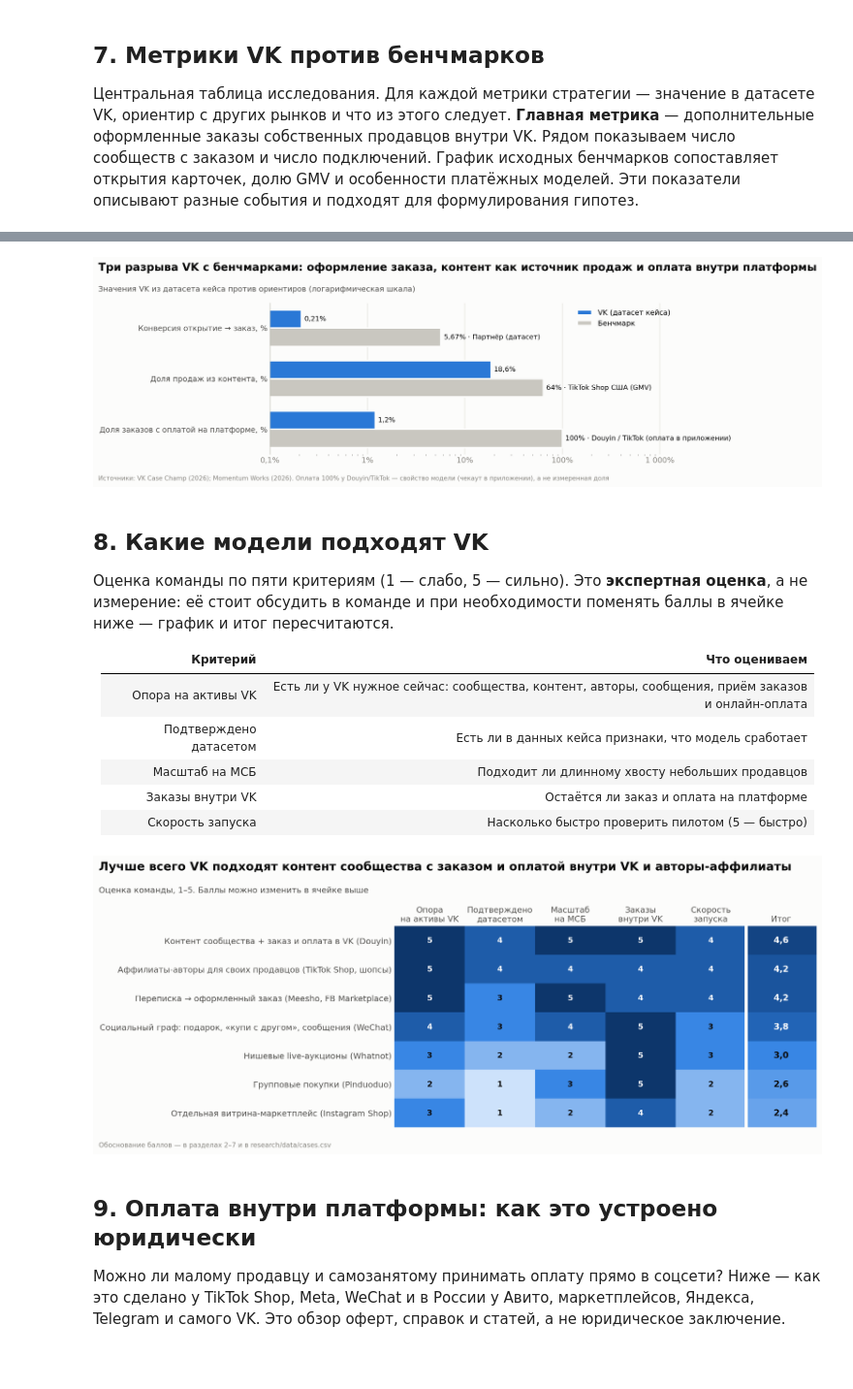
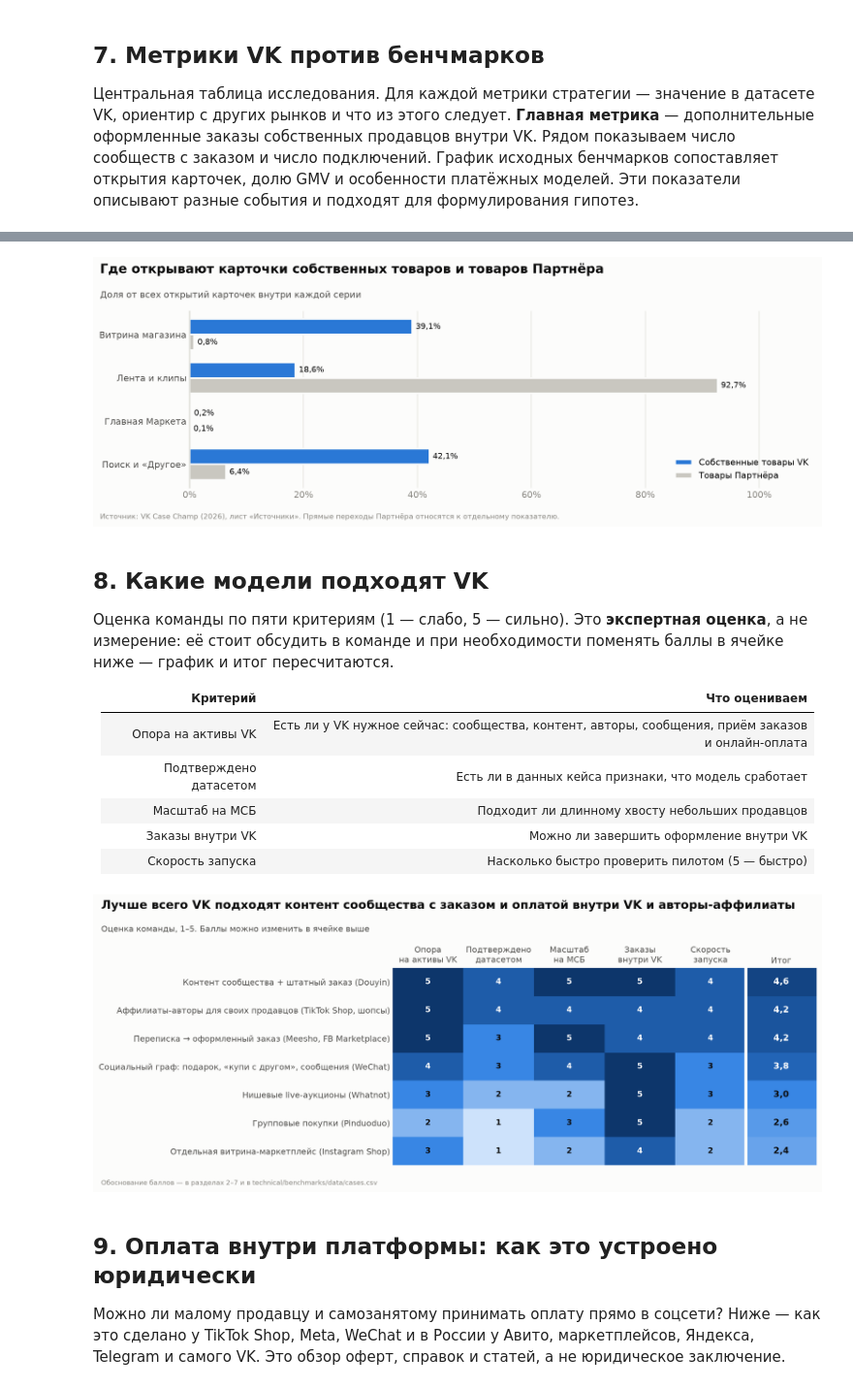
Before and after one commit to Shadovv-Government/vs_case_champ, a Jupyter notebook: technical/notebooks/02_social_commerce_benchmarks.ipynb, the cells around one changed output, grey strips where cells are left out. Shown at 97% size. Saved outputs shown, nothing was run; the diff lists cells and outputs as text; code cells hidden in the pictures; blank space fills up the shorter version.

```diff
--- a/technical/notebooks/02_social_commerce_benchmarks.ipynb
+++ b/technical/notebooks/02_social_commerce_benchmarks.ipynb
@@ -60,7 +60,8 @@ try:
 except Exception:
     pass
 
-SLIDES = next((path for path in [Path(".local/notebook-figures"), Path("../../.local/notebook-figures")] if path.parent.is_dir()), Path("slides_png"))  # PNG для слайдов
+PLOT_DIRS = [Path(".local/notebook-figures"), Path("../../.local/notebook-figures")]
+SLIDES = next((path for path in PLOT_DIRS if path.parent.is_dir()), Path("slides_png"))
 SLIDES.mkdir(parents=True, exist_ok=True)
 
 def ru(x, d=0):
@@ -395,21 +396,22 @@ bench.style.hide(axis="index").set_properties(**{"text-align": "left", "vertical
 # %%
 fig, ax = plt.subplots(figsize=(12, 4.3))
-rows = [("Конверсия открытие → заказ, %", 0.21, 5.67, "Партнёр (датасет)"),
-        ("Доля продаж из контента, %", 18.6, 64, "TikTok Shop США (GMV)"),
-        ("Доля заказов с оплатой на платформе, %", 1.2, 100, "Douyin / TikTok (оплата в приложении)")]
+rows = [("Витрина магазина", 39.1, 0.8),
+        ("Лента и клипы", 18.6, 92.7),
+        ("Главная Маркета", 0.2, 0.1),
+        ("Поиск и «Другое»", 42.1, 6.4)]
 y = np.arange(len(rows)); h = 0.36
-b1 = ax.barh(y - h / 2, [r[1] for r in rows], h, color=VK, label="VK (датасет кейса)", edgecolor=SURF, linewidth=2)
-b2 = ax.barh(y + h / 2, [r[2] for r in rows], h, color=GREY, label="Бенчмарк", edgecolor=SURF, linewidth=2)
-hlabels(ax, b1, [f"{ru(r[1], 2 if r[1] < 1 else 1)}%" for r in rows])
-hlabels(ax, b2, [f"{ru(r[2], 2 if r[2] < 10 else 0)}% · {r[3]}" for r in rows])
-ax.set_yticks(y, [r[0] for r in rows]); ax.invert_yaxis(); ax.set_xscale("log"); ax.set_xlim(0.1, 1500); hgrid(ax)
-ax.xaxis.set_major_formatter(mtick.FuncFormatter(lambda v, _: f"{ru(v, 1 if v < 1 else 0)}%")); ax.legend(loc="upper right")
-finish(fig, "Три разрыва VK с бенчмарками: оформление заказа, контент как источник продаж и оплата внутри платформы",
-       "Значения VK из датасета кейса против ориентиров (логарифмическая шкала)",
-       "Источники: " + cite("S43;S06") + ". Оплата 100% у Douyin/TikTok — свойство модели (чекаут в приложении), а не измеренная доля",
-       name="07_gaps")
+b1 = ax.barh(y - h / 2, [r[1] for r in rows], h, color=VK, label="Собственные товары VK", edgecolor=SURF, linewidth=2)
+b2 = ax.barh(y + h / 2, [r[2] for r in rows], h, color=GREY, label="Товары Партнёра", edgecolor=SURF, linewidth=2)
+hlabels(ax, b1, [f"{ru(r[1], 1)}%" for r in rows])
+hlabels(ax, b2, [f"{ru(r[2], 1)}%" for r in rows])
+ax.set_yticks(y, [r[0] for r in rows]); ax.invert_yaxis(); ax.set_xlim(0, 110); hgrid(ax)
+ax.xaxis.set_major_formatter(mtick.FuncFormatter(lambda v, _: f"{ru(v, 0)}%")); ax.legend(loc="lower right")
+finish(fig, "Где открывают карточки собственных товаров и товаров Партнёра",
+       "Доля от всех открытий карточек внутри каждой серии",
+       "Источник: " + cite("S43") + ", лист «Источники». Прямые переходы Партнёра относятся к отдельному показателю.",
+       name="07_card_openings")
 # %% [output]
-[figure, old version]
+[figure, new version]
 # %% [markdown]
 ## 8. Какие модели подходят VK
 
@@ -420,12 +422,12 @@ finish(fig, "Три разрыва VK с бенчмарками: оформле
 | Опора на активы VK | Есть ли у VK нужное сейчас: сообщества, контент, авторы, сообщения, приём заказов и онлайн-оплата |
 | Подтверждено датасетом | Есть ли в данных кейса признаки, что модель сработает |
 | Масштаб на МСБ | Подходит ли длинному хвосту небольших продавцов |
-| Заказы внутри VK | Остаётся ли заказ и оплата на платформе |
+| Заказы внутри VK | Можно ли завершить оформление внутри VK |
 | Скорость запуска | Насколько быстро проверить пилотом (5 — быстро) |
 # %%
 CRIT = ["Опора на активы VK", "Подтверждено датасетом", "Масштаб на МСБ", "Заказы внутри VK", "Скорость запуска"]
 fit = pd.DataFrame([
-    ["Контент сообщества + заказ и оплата в VK (Douyin)", 5, 4, 5, 5, 4],
+    ["Контент сообщества + штатный заказ (Douyin)", 5, 4, 5, 5, 4],
     ["Аффилиаты-авторы для своих продавцов (TikTok Shop, шопсы)", 5, 4, 4, 4, 4],
     ["Социальный граф: подарок, «купи с другом», сообщения (WeChat)", 4, 3, 4, 5, 3],
     ["Переписка → оформленный заказ (Meesho, FB Marketplace)", 5, 3, 5, 4, 4],
@@ -452,7 +454,7 @@ finish(fig, "Лучше всего VK подходят контент сообщ
        "Оценка команды, 1–5. Баллы можно изменить в ячейке выше", "Обоснование баллов — в разделах 2–7 и в technical/benchmarks/data/cases.csv",
        top=0.86, name="08_fit_matrix")
 # %% [output]
-[figure, old version]
+[figure, new version]
 # %% [markdown]
 ## 9. Оплата внутри платформы: как это устроено юридически
 
```
Also changed, not shown: parts of 5 cells of this notebook, 28 other files.
